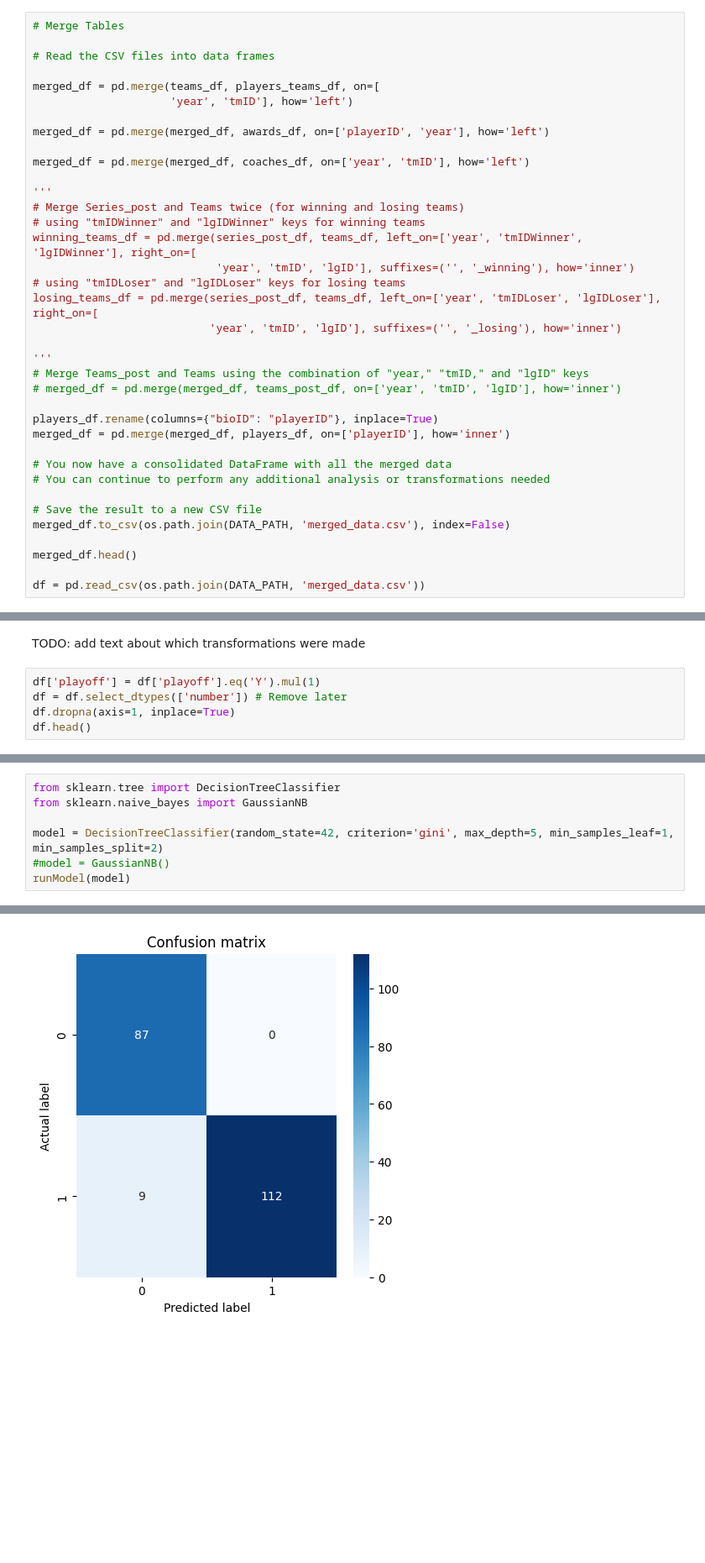
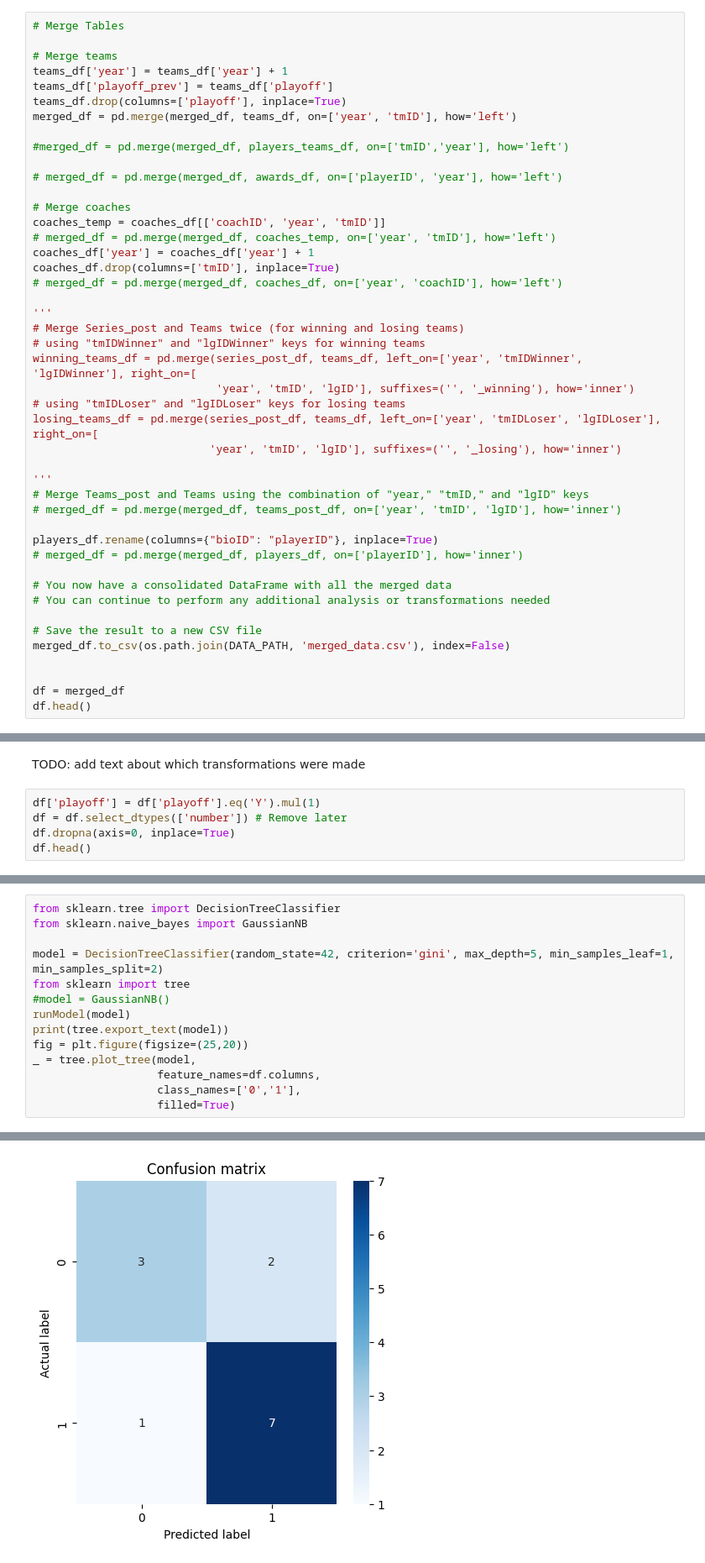
Before and after one commit to MartimHenriques/feup-machine-learning, a Jupyter notebook: src/pipeline.ipynb, the cells around one changed output, grey strips where cells are left out. Shown at 84% size. Cells and saved outputs as stored; diff of their text form; blank space fills up the shorter version.

Commit message:
Merge dfs using previous year data

```diff
--- a/src/pipeline.ipynb
+++ b/src/pipeline.ipynb
@@ -75,14 +97,22 @@ teams_df.drop(columns=['franchID', 'lgID', 'divID', 'rank', 'seeded', 'name', "t
 # %%
 # Merge Tables
 
-# Read the CSV files into data frames
+# Merge teams
+teams_df['year'] = teams_df['year'] + 1
+teams_df['playoff_prev'] = teams_df['playoff']
+teams_df.drop(columns=['playoff'], inplace=True)
+merged_df = pd.merge(merged_df, teams_df, on=['year', 'tmID'], how='left')
 
-merged_df = pd.merge(teams_df, players_teams_df, on=[
-                     'year', 'tmID'], how='left')
+#merged_df = pd.merge(merged_df, players_teams_df, on=['tmID','year'], how='left')
 
-merged_df = pd.merge(merged_df, awards_df, on=['playerID', 'year'], how='left')
+# merged_df = pd.merge(merged_df, awards_df, on=['playerID', 'year'], how='left')
 
-merged_df = pd.merge(merged_df, coaches_df, on=['year', 'tmID'], how='left')
+# Merge coaches
+coaches_temp = coaches_df[['coachID', 'year', 'tmID']]
+# merged_df = pd.merge(merged_df, coaches_temp, on=['year', 'tmID'], how='left')
+coaches_df['year'] = coaches_df['year'] + 1
+coaches_df.drop(columns=['tmID'], inplace=True)
+# merged_df = pd.merge(merged_df, coaches_df, on=['year', 'coachID'], how='left')
 
 '''
 # Merge Series_post and Teams twice (for winning and losing teams)
@@ -98,7 +128,7 @@ losing_teams_df = pd.merge(series_post_df, teams_df, left_on=['year', 'tmIDLoser
 # merged_df = pd.merge(merged_df, teams_post_df, on=['year', 'tmID', 'lgID'], how='inner')
 
 players_df.rename(columns={"bioID": "playerID"}, inplace=True)
-merged_df = pd.merge(merged_df, players_df, on=['playerID'], how='inner')
+# merged_df = pd.merge(merged_df, players_df, on=['playerID'], how='inner')
 
 # You now have a consolidated DataFrame with all the merged data
 # You can continue to perform any additional analysis or transformations needed
@@ -106,6 +136,6 @@ merged_df = pd.merge(merged_df, players_df, on=['playerID'], how='inner')
 # Save the result to a new CSV file
 merged_df.to_csv(os.path.join(DATA_PATH, 'merged_data.csv'), index=False)
 
-merged_df.head()
 
-df = pd.read_csv(os.path.join(DATA_PATH, 'merged_data.csv'))
+df = merged_df
+df.head()
@@ -114,6 +152,6 @@ TODO: add text about which transformations were made
 # %%
 df['playoff'] = df['playoff'].eq('Y').mul(1)
 df = df.select_dtypes(['number']) # Remove later
-df.dropna(axis=1, inplace=True)
+df.dropna(axis=0, inplace=True)
 df.head()
 # %% [output]
@@ -182,6 +220,13 @@ from sklearn.tree import DecisionTreeClassifier
 from sklearn.naive_bayes import GaussianNB
 
 model = DecisionTreeClassifier(random_state=42, criterion='gini', max_depth=5, min_samples_leaf=1, min_samples_split=2)
+from sklearn import tree
 #model = GaussianNB()
 runModel(model)
+print(tree.export_text(model))
+fig = plt.figure(figsize=(25,20))
+_ = tree.plot_tree(model,
+                   feature_names=df.columns,
+                   class_names=['0','1'],
+                   filled=True)
 # %% [output]
@@ -192 +237 @@ F1-measure: 96.14%
-[figure, old version]
+[figure, new version]
```
Also changed, not shown: parts of 4 cells of this notebook, 1 other file.
